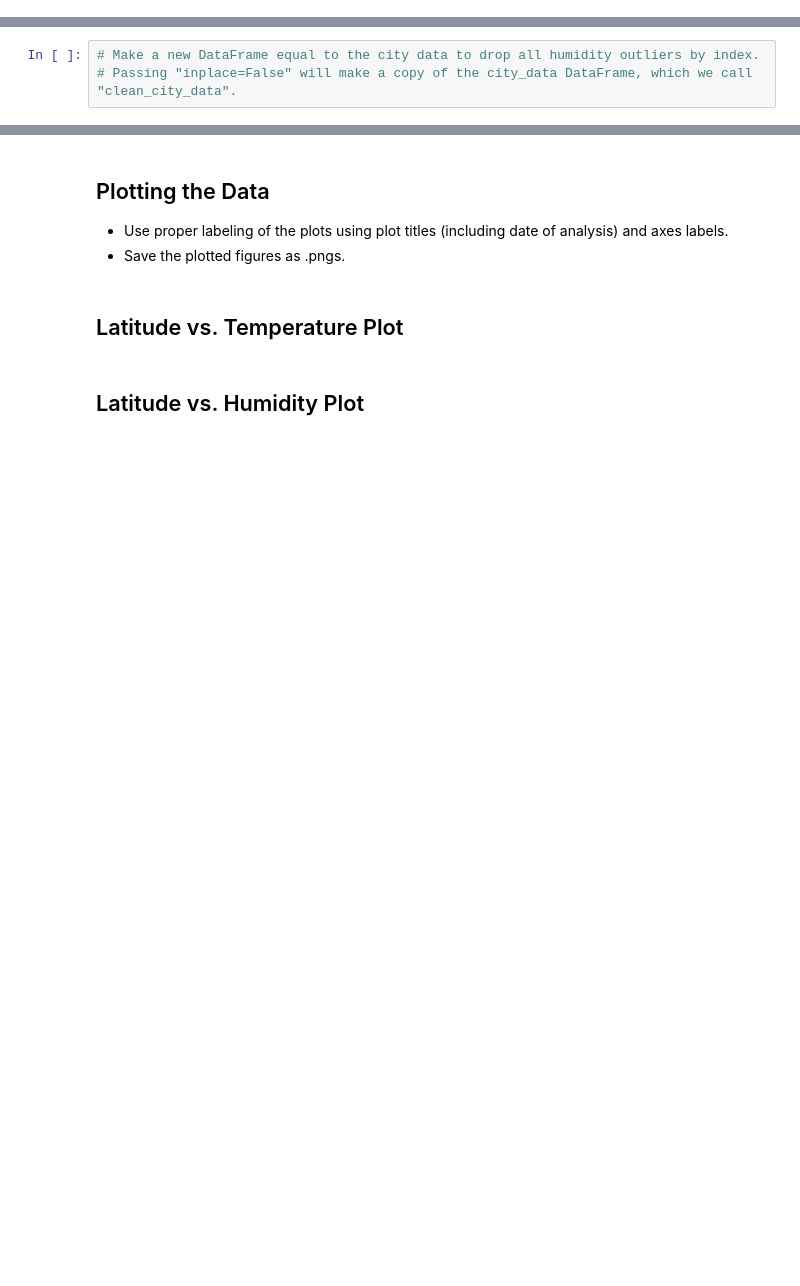
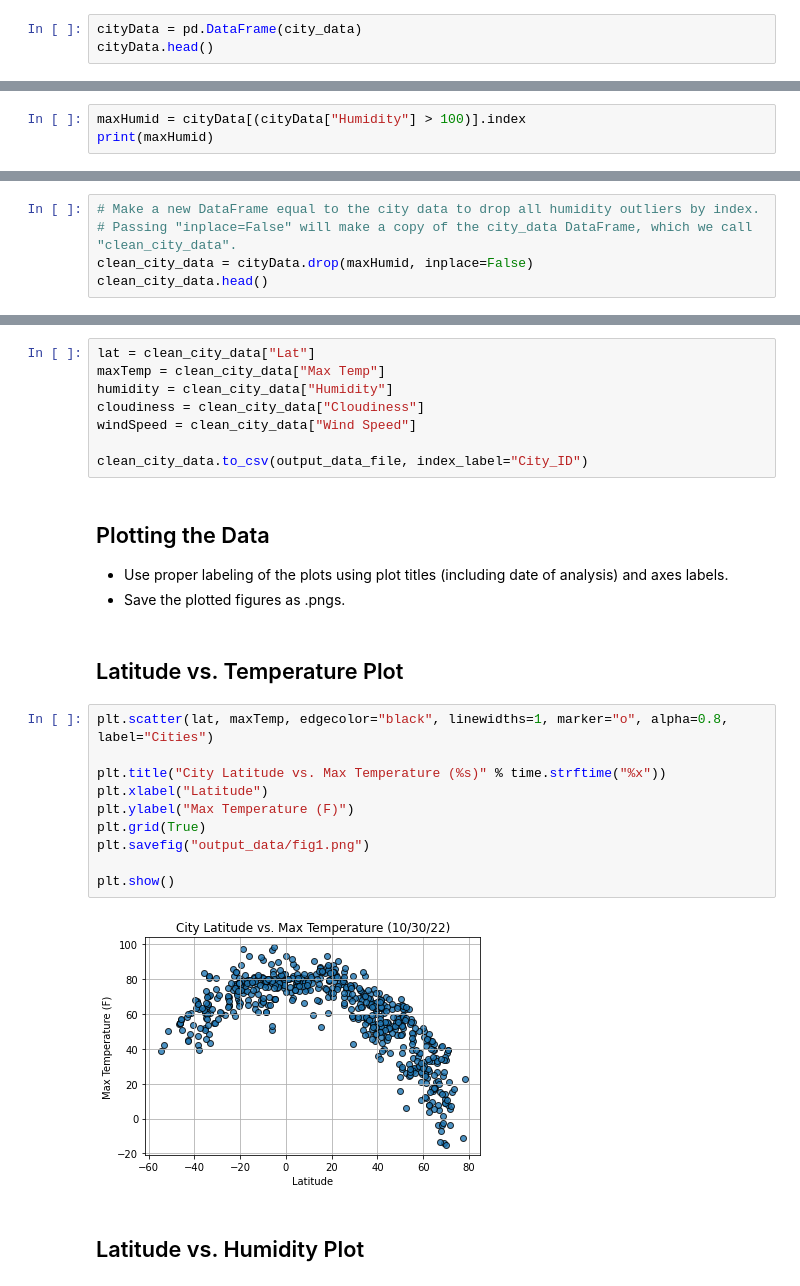
Before and after one commit to JLCessaty/python-api-challenge, a Jupyter notebook: WeatherPy.ipynb, the cells around one changed output, grey strips where cells are left out. Drawn from its saved outputs; the diff is of its cells as text; blank space fills up the shorter version.

```diff
--- a/WeatherPy.ipynb
+++ b/WeatherPy.ipynb
@@ -140,3 +183,6 @@ Data Retrieval Complete
 ### Convert Raw Data to DataFrame
 * Export the city data into a .csv.
 * Display the DataFrame
+# %%
+cityData = pd.DataFrame(city_data)
+cityData.head()
@@ -144,3 +197,6 @@ Data Retrieval Complete
 ## Inspect the data and remove the cities where the humidity > 100%.
 ----
 Skip this step if there are no cities that have humidity > 100%.
+# %%
+maxHumid = cityData[(cityData["Humidity"] > 100)].index
+print(maxHumid)
@@ -149,3 +207,5 @@ Skip this step if there are no cities that have humidity > 100%.
 # %%
 # Make a new DataFrame equal to the city data to drop all humidity outliers by index.
 # Passing "inplace=False" will make a copy of the city_data DataFrame, which we call "clean_city_data".
+clean_city_data = cityData.drop(maxHumid, inplace=False)
+clean_city_data.head()
@@ -152,8 +219,28 @@ Skip this step if there are no cities that have humidity > 100%.
+# %%
+lat = clean_city_data["Lat"]
+maxTemp = clean_city_data["Max Temp"]
+humidity = clean_city_data["Humidity"]
+cloudiness = clean_city_data["Cloudiness"]
+windSpeed = clean_city_data["Wind Speed"]
+
+clean_city_data.to_csv(output_data_file, index_label="City_ID")
 # %% [markdown]
 ## Plotting the Data
 * Use proper labeling of the plots using plot titles (including date of analysis) and axes labels.
 * Save the plotted figures as .pngs.
 # %% [markdown]
 ## Latitude vs. Temperature Plot
+# %%
+plt.scatter(lat, maxTemp, edgecolor="black", linewidths=1, marker="o", alpha=0.8, label="Cities")
+
+plt.title("City Latitude vs. Max Temperature (%s)" % time.strftime("%x"))
+plt.xlabel("Latitude")
+plt.ylabel("Max Temperature (F)")
+plt.grid(True)
+plt.savefig("output_data/fig1.png")
+
+plt.show()
+# %% [output]
+[figure, added]
 # %% [markdown]
 ## Latitude vs. Humidity Plot
```
Also changed, not shown: parts of 24 cells of this notebook, 5 other files.
